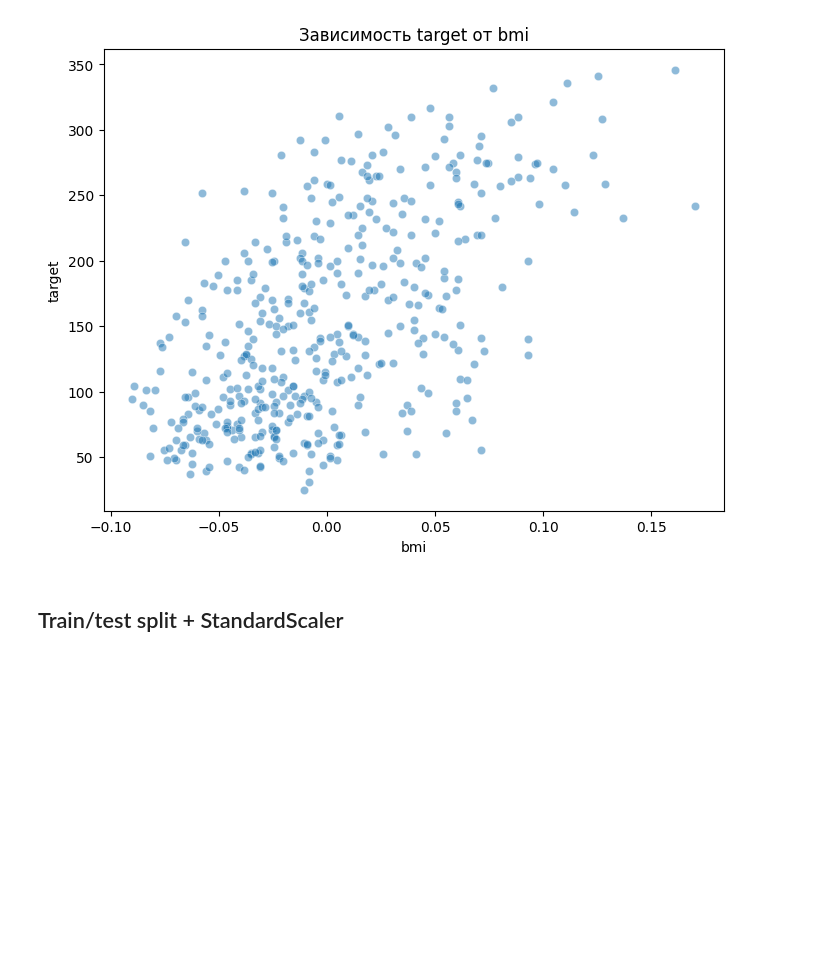
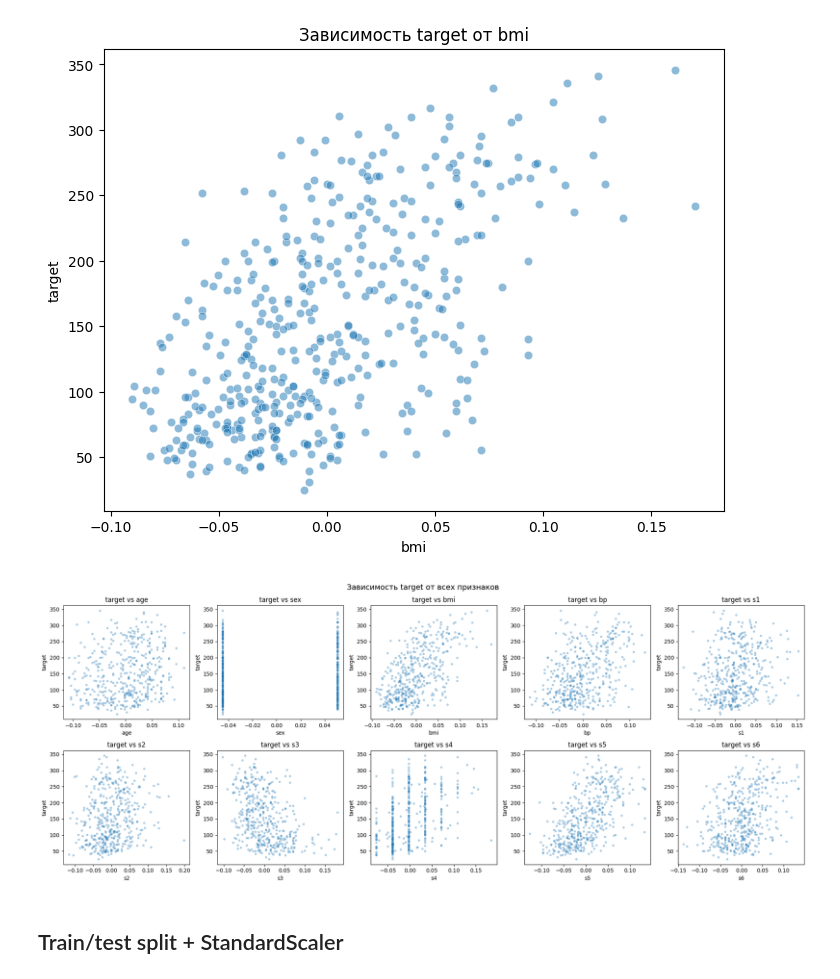
Before and after one commit to Baikadamov/Linear-Regression-kNN, a Jupyter notebook: polinomial/task2.ipynb, the cells around one changed output. Saved outputs shown, nothing was run; the diff lists cells and outputs as text; code cells hidden in the pictures; blank space fills up the shorter version.

```diff
--- a/polinomial/task2.ipynb
+++ b/polinomial/task2.ipynb
@@ -82,6 +82,22 @@ plt.show()
 # %% [output]
 Наиболее коррелирующий признак: bmi (r=0.586)
 [figure]
+# %%
+features = df.columns.drop('target')
+fig, axes = plt.subplots(2, 5, figsize=(20, 8))
+axes = axes.flatten()
+
+for i, feat in enumerate(features):
+    axes[i].scatter(df[feat], df['target'], alpha=0.3, s=10)
+    axes[i].set_xlabel(feat)
+    axes[i].set_ylabel('target')
+    axes[i].set_title(f'target vs {feat}')
+
+plt.suptitle('Зависимость target от всех признаков', fontsize=14)
+plt.tight_layout()
+plt.show()
+# %% [output]
+[figure, added]
 # %% [markdown]
 ## Train/test split + StandardScaler
 # %%
```
Also changed, not shown: 5 other files.
